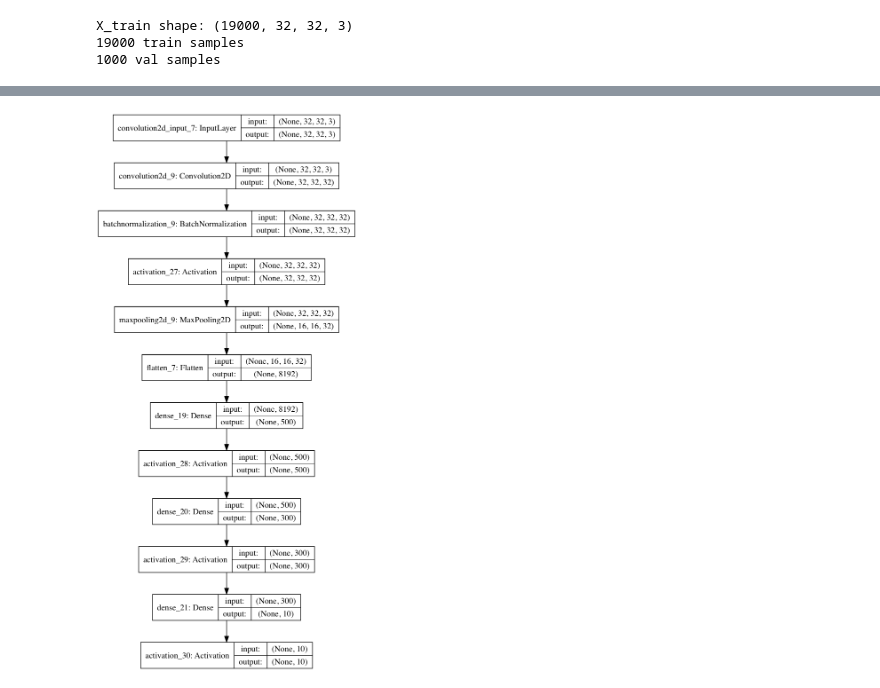
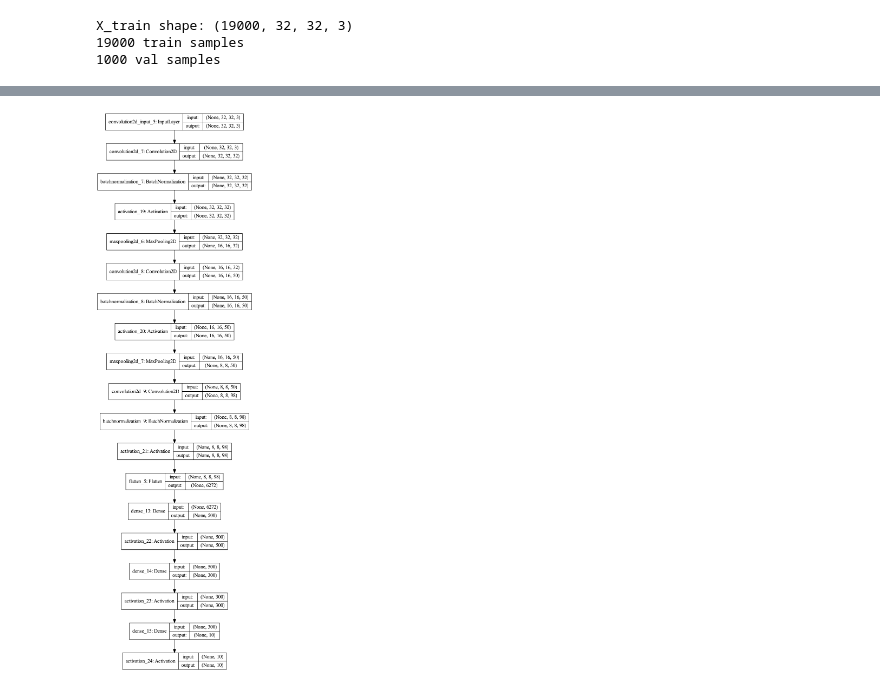
Before and after one commit to probe301/kaggle, a Jupyter notebook: Keras_tutorials/Keras CIFAR10 CNN on CS231n Net.ipynb, the cells around one changed output, grey strips where cells are left out. Drawn from its saved outputs; the diff is of its cells as text; code cells hidden in the pictures.

```diff
--- a/Keras_tutorials/Keras CIFAR10 CNN on CS231n Net.ipynb
+++ b/Keras_tutorials/Keras CIFAR10 CNN on CS231n Net.ipynb
@@ -263,10 +278,10 @@ print(X_val.shape)
 #                       use_batchnorm=use_batchnorms.roll(),
 #                       dtype=np.float32)
 model = Sequential()
-L2reg = l2(0.1)
-adam = keras.optimizers.Adam(lr=0.0001,
+L2reg = l2(0.01)
+adam = keras.optimizers.Adam(lr=0.001,
                              beta_1=0.9, beta_2=0.999,
-                             epsilon=1e-08, decay=0.0)
+                             epsilon=1e-08, decay=0.88)
 
 
 def conv_factory(nb_filter=32, input_shape=None):
@@ -289,9 +304,9 @@ def conv_factory(nb_filter=32, input_shape=None):
 
 conv_factory(nb_filter=32, input_shape=X_train.shape[1:])
 model.add(MaxPooling2D(pool_size=(2, 2)))
-# conv_factory(nb_filter=24)
-# model.add(MaxPooling2D(pool_size=(2, 2)))
-# conv_factory(nb_filter=24)
+conv_factory(nb_filter=50)
+model.add(MaxPooling2D(pool_size=(2, 2)))
+conv_factory(nb_filter=98)
 model.add(Flatten())
 model.add(Dense(500, W_regularizer=L2reg))
 model.add(Activation('relu'))
@@ -306,9 +327,7 @@ model.compile(loss='categorical_crossentropy',
 # %%
 from keras.utils.visualize_util import plot
 plot(model, show_shapes=True, to_file='model.png')
-# plot?
 from IPython.display import display, Image
-display(Image('model.png', width=500))
-# display(Image('model.png'))
+display(Image('model.png', width=300))
 # %% [output]
-[figure, old version]
+[figure, new version]
```
Also changed, not shown: parts of 11 cells of this notebook, 1 other file.
